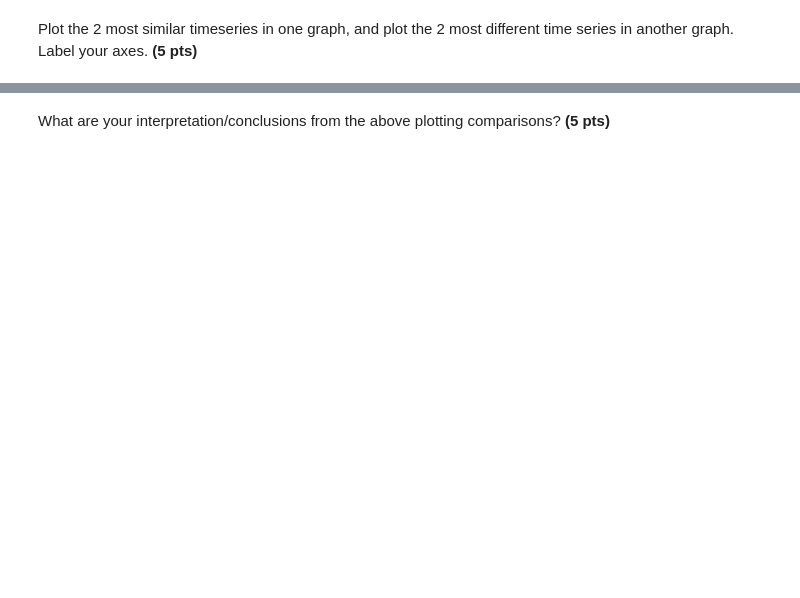
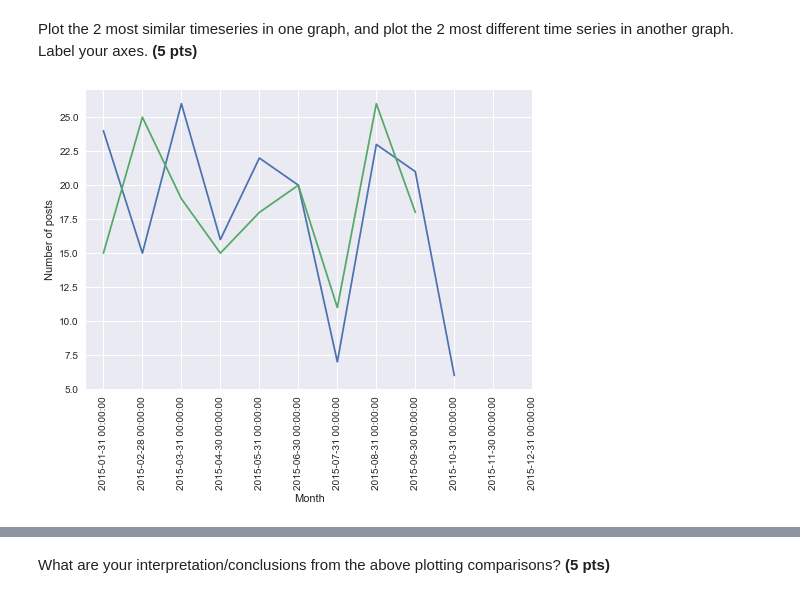
Before and after one commit to lmckone/Stackoverflow-user-time-series-analysis, a Jupyter notebook: Homework-1-2.ipynb, the cells around one changed output, grey strips where cells are left out. Drawn from its saved outputs; the diff is of its cells as text; code cells hidden in the pictures; blank space fills up the shorter version.

```diff
--- a/Homework-1-2.ipynb
+++ b/Homework-1-2.ipynb
@@ -14,0 +17,9 @@ You may find the [pandas.DataFrame.resample](http://pandas.pydata.org/pandas-doc
+# %%
+#import libraries
+import pandas as pd
+import datetime
+import matplotlib as mp
+import matplotlib.pyplot as plt
+
+#read in data - i know its called answers but it's questions!! sorry
+questions = pd.read_csv("answers2.csv")
@@ -15,3 +92,34 @@ You may find the [pandas.DataFrame.resample](http://pandas.pydata.org/pandas-doc
+# %%
+import numpy as np
+import sklearn.metrics as metrics
+from scipy.spatial.distance import pdist, squareform
+from numpy import *
+import seaborn as sns; sns.set()
+
+array = pd.DataFrame(list(dataframe['Series']), index = dataframe['UserId'])
+array[isnan(array)] = 0
+dists = pdist(array)
+dists = squareform(dists)
+dists = pd.DataFrame(dists, index=dataframe['UserId'])
+
+dataframe['UserId'] = dataframe['UserId'].apply(lambda x: ''.join(str(list(x))))
+#find most dissimilar series
+dissimseries = dataframe['Series'].loc[dataframe['UserId'].isin(dists[dists.values == dists.values.max()].index)]
+#so that we can take the min without comparing the users to themselves, set all entries that are 0 to 999999
+dists[dists==0] = 999999
+#find most similar series
+simseries = dataframe['Series'].loc[dataframe['UserId'].isin(dists[dists.values == dists.values.min()].index)]
 # %% [markdown]
 
 Plot the 2 most similar timeseries in one graph, and plot the 2 most different time series in another graph. Label your axes. **(5 pts)**
+# %%
+simseries = pd.DataFrame(simseries)
+plt.plot(simseries['Series'].iloc[0])
+plt.plot(simseries['Series'].iloc[1])
+labels = dataframe['Dates'][0]
+plt.xticks(range(0, 12, 1), labels, rotation='vertical')
+plt.ylabel('Number of posts')
+plt.xlabel('Month')
+plt.show()
+# %% [output]
+[figure, added]
```
Also changed, not shown: parts of 10 cells of this notebook.
